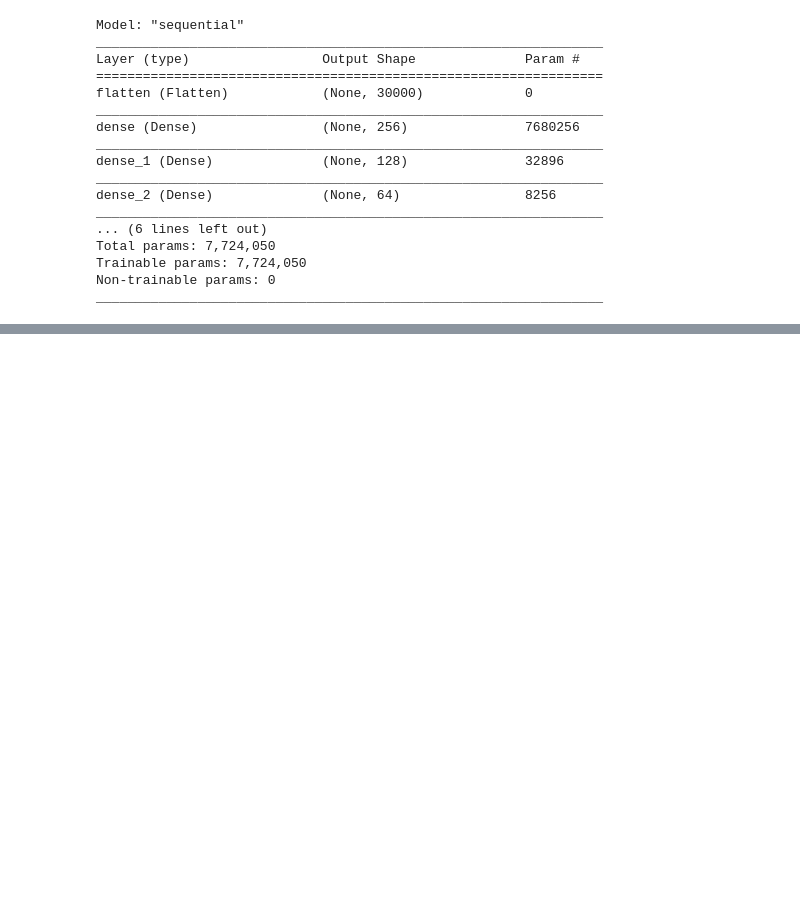
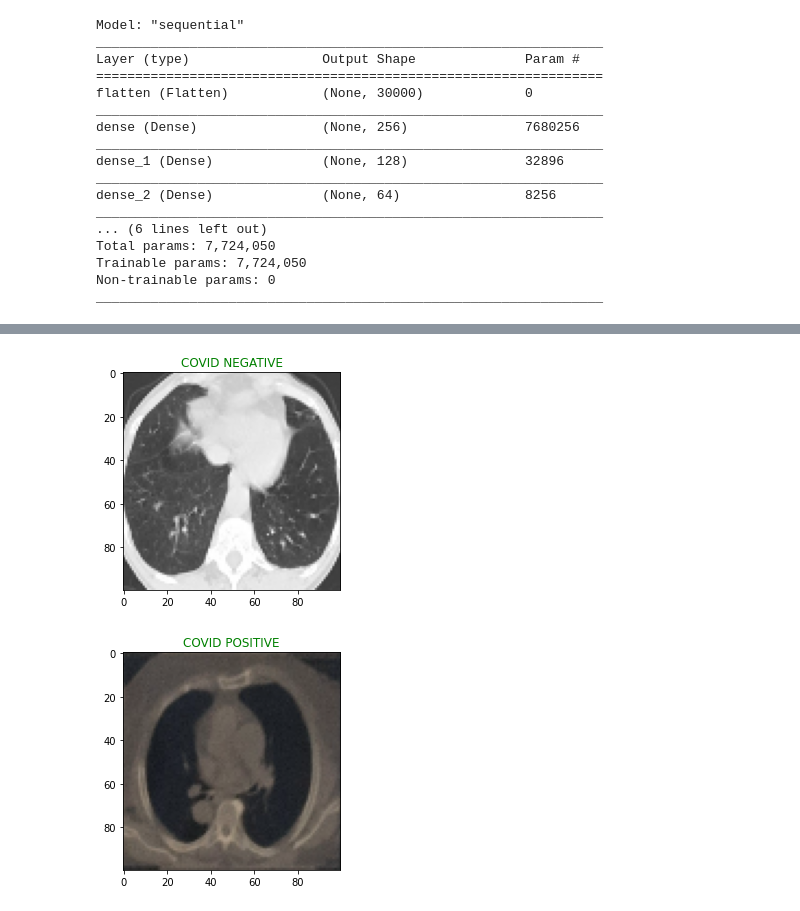
Before and after one commit to SahilBharodiya/COVID_19_prediction_through_CT_scans, a Jupyter notebook: Covid_19_Prediction_through_CT_scans.ipynb, the cells around one changed output, grey strips where cells are left out. Saved outputs shown, nothing was run; the diff lists cells and outputs as text; code cells hidden in the pictures; blank space fills up the shorter version.

```diff
--- a/Covid_19_Prediction_through_CT_scans.ipynb
+++ b/Covid_19_Prediction_through_CT_scans.ipynb
@@ -115,0 +121,17 @@ predict(model, image, label)
+# %%
+img1 = cv2.imread('image-1.png')
+img2 = cv2.imread('image-2.jpg')
+# %%
+def predict_on_new_data(img):
+    img = cv2.resize(img, (100, 100))
+    img = img / 255.0
+    p = np.argmax(model.predict(np.array([img.flatten()])))
+    plt.figure()
+    plt.title(class_names[p])
+    plt.imshow(img)
+
+predict_on_new_data(img1)
+predict_on_new_data(img2)
+# %% [output]
+[figure, added]
+[figure, added]
```
Also changed, not shown: parts of 5 cells of this notebook.
